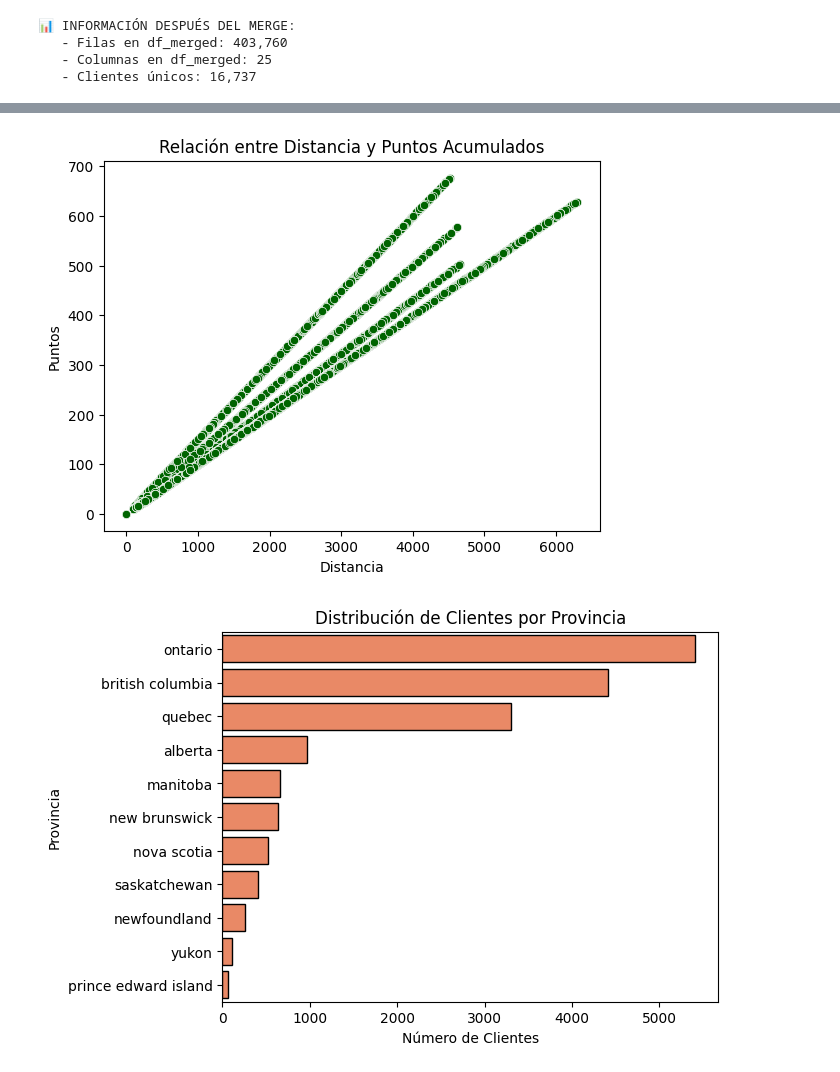
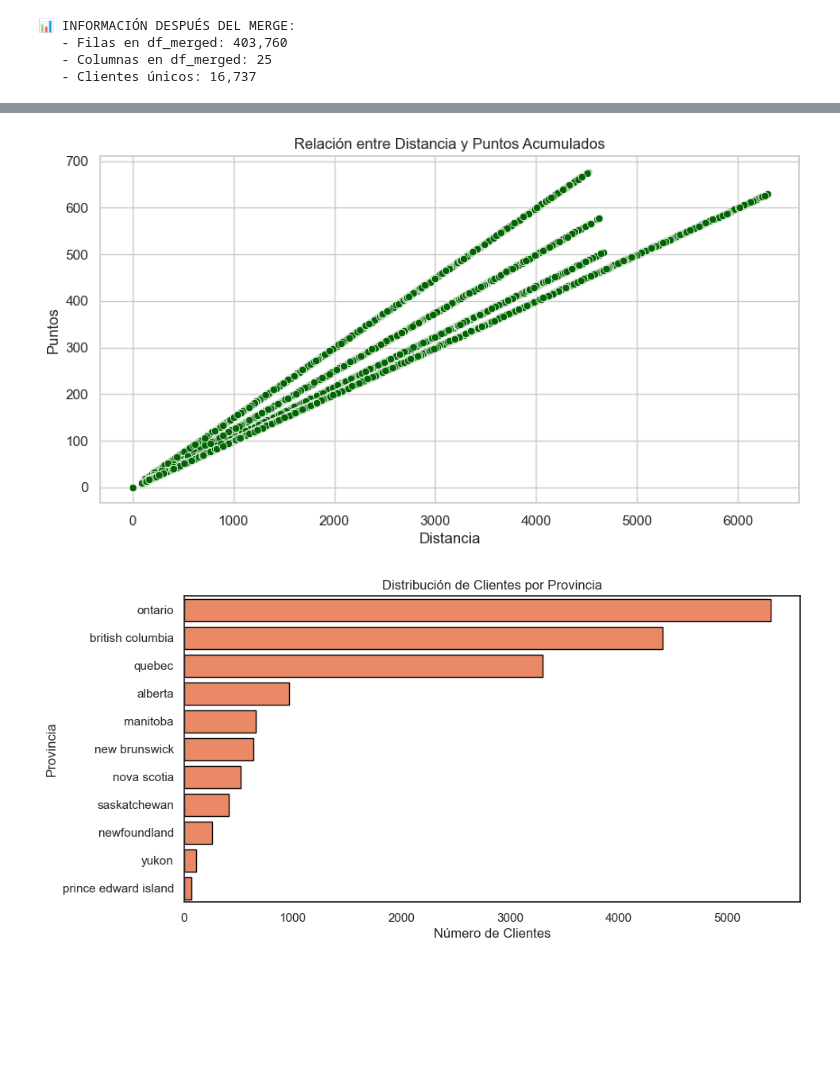
Before and after one commit to Adalab/bda-modulo-3-evaluacion-final-eaguilothio, a Jupyter notebook: evaluacion-final-eaguilothio.ipynb, the cells around one changed output, grey strips where cells are left out. Drawn from its saved outputs; the diff is of its cells as text; code cells hidden in the pictures; blank space fills up the shorter version.

```diff
--- a/evaluacion-final-eaguilothio.ipynb
+++ b/evaluacion-final-eaguilothio.ipynb
@@ -1347,44 +1358,64 @@ plt.show()
 # %%
 # 2. ¿Existe una relación entre la distancia de los vuelos y los puntos acumulados por los clientes?
 
-# Tipo de gráfica: Scatterplot (gráfico de dispersión)
-# Razón:
-# Un scatterplot permite analizar la relación entre dos variables numéricas.
-# Es útil para identificar tendencias, patrones y posibles outliers.
-# Aquí:
-# - distance: distancia del vuelo
-# - points_accumulated: puntos obtenidos por el cliente
+# 1. Elegir un estilo visual.
+#    Un fondo claro con cuadrícula facilita ver la distribución de los puntos.
+sns.set_theme(style="whitegrid")
 
-# Visualización → Seaborn
-# Menos código para obtener gráficos bonitos
+# 2. Crear el lienzo donde se dibujará la gráfica.
+#    figsize=(10, 5):
+#    - 10 → ancho (más espacio horizontal para ver cómo se dispersan las distancias)
+#    - 5  → alto (altura suficiente para apreciar la variación en puntos)
+plt.figure(figsize=(10, 5))
+
+# 3. Dibujar el scatterplot.
+#    Un scatterplot es adecuado porque queremos analizar la relación entre dos variables numéricas:
+#    - distance: distancia del vuelo
+#    - points_accumulated: puntos obtenidos
+#    Cada punto representa un vuelo y permite ver si ambas variables se mueven juntas.
 sns.scatterplot(
     data=df_merged,
     x='distance',
     y='points_accumulated',
-    color='darkgreen',
+    color='darkgreen'
 )
 
+# 4. Añadir título y etiquetas.
+#    Esto permite entender la gráfica sin necesidad de revisar el código.
 plt.title('Relación entre Distancia y Puntos Acumulados')
 plt.xlabel('Distancia')
 plt.ylabel('Puntos')
+
+# 5. Mostrar la gráfica.
 plt.show()
 
-# Interpretación:
-# Se observa una relación positiva: a mayor distancia recorrida, mayor cantidad de puntos acumulados.
-# Esto indica que el sistema de puntos está directamente vinculado a la distancia del vuelo.
+# 6. Interpretación:
+#    Se observa una relación positiva: a mayor distancia recorrida, mayor cantidad de puntos acumulados.
+#    Esto indica que el sistema de puntos está directamente vinculado a la distancia del vuelo.
 # %% [output]
-[figure, old version]
+[figure, new version]
 # %%
 # 3. ¿Cuál es la distribución de los clientes por provincia o estado?
 
-# Tipo de gráfica: Barplot horizontal
-# Razón:
-# Un barplot permite comparar una variable numérica entre categorías.
-# Aquí:
-# - Categoría: province
-# - Valor numérico: número de clientes únicos (loyalty_number)
-# El formato horizontal facilita la lectura cuando hay muchos nombres largos.
+# 1. Elegir un estilo visual.
+#    Un fondo claro facilita la lectura de categorías largas en el eje vertical.
+sns.set_theme(style="white")
 
+# 2. Crear el lienzo donde se dibujará la gráfica.
+#    figsize=(10, 5) significa:
+#    - 10 → ancho (más espacio horizontal para mostrar el número de clientes).
+#           Útil cuando los valores numéricos pueden variar bastante entre provincias.
+#    - 5  → alto (altura suficiente para acomodar varias provincias sin que se amontonen).
+plt.figure(figsize=(10, 5))
+
+# 3. Justificación del gráfico:
+#    Un barplot horizontal es adecuado cuando queremos comparar una categoría
+#    (province) con un valor numérico (número de clientes únicos).
+#    El formato horizontal mejora la legibilidad cuando las categorías tienen
+#    nombres largos, evitando que las etiquetas se solapen.
+
+# 4. Preparar los datos.
+#    Agrupamos por provincia y contamos clientes únicos.
 clients_by_province = (
     df_merged.groupby('province')['loyalty_number']
     .nunique()
@@ -1392,6 +1423,7 @@ clients_by_province = (
     .reset_index()
 )
 
+# 5. Dibujar el barplot horizontal.
 sns.barplot(
     data=clients_by_province,
     x='loyalty_number',
@@ -1400,18 +1432,22 @@ sns.barplot(
     edgecolor='black'
 )
 
+# 6. Añadir título y etiquetas.
+#    Esto permite entender la gráfica sin revisar el código.
 plt.title('Distribución de Clientes por Provincia')
 plt.xlabel('Número de Clientes')
 plt.ylabel('Provincia')
+
+# 7. Mostrar la gráfica.
 plt.show()
 
-# Interpretación:
-# Ontario y British Columbia concentran la mayor cantidad de clientes.
-# Quebec también muestra una presencia destacada.
-# El resto de provincias tiene una representación menor.
-# Prince Edward Island es la que cuenta con menos clientes.
+# 8. Interpretación:
+#    Ontario y British Columbia concentran la mayor cantidad de clientes.
+#    Quebec también muestra una presencia destacada.
+#    El resto de provincias tiene una representación menor.
+#    Prince Edward Island es la que cuenta con menos clientes.
 # %% [output]
-[figure, old version]
+[figure, new version]
 # %%
 # 4. ¿Cómo se compara el salario promedio entre los diferentes niveles educativos de los clientes?
 
```
Also changed, not shown: parts of 15 cells of this notebook.
